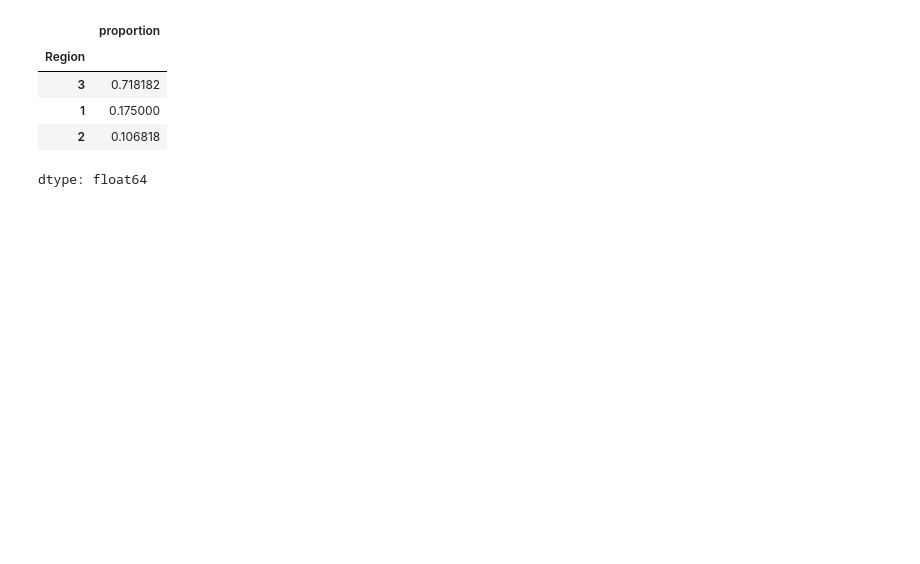
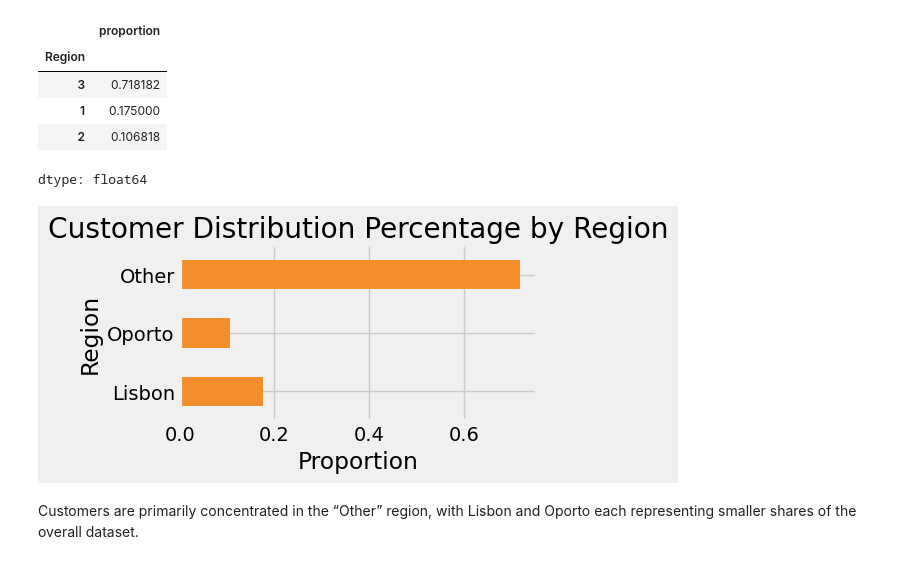
Before and after one commit to EsserMishelle/customer-spending-segmentation, a Jupyter notebook: 1_EDA.ipynb, the cells around one changed output. Drawn from its saved outputs; the diff is of its cells as text; code cells hidden in the pictures; blank space fills up the shorter version.

```diff
--- a/1_EDA.ipynb
+++ b/1_EDA.ipynb
@@ -188,3 +212,18 @@ df['Region'].value_counts(normalize=True)
 | 1 | 0.175000 |
 | 2 | 0.106818 |
 dtype: float64
+# %%
+plt.figure(figsize=(5, 3))
+df['Region'].value_counts(normalize=True).sort_index().plot(
+    kind='barh',
+    color="#F28E2B"
+)
+plt.title("Customer Distribution Percentage by Region")
+plt.xlabel("Proportion")
+plt.yticks([0, 1, 2], ['Lisbon', 'Oporto', 'Other'])
+plt.tight_layout()
+plt.show()
+# %% [output]
+[figure, added]
+# %% [markdown]
+Customers are primarily concentrated in the “Other” region, with Lisbon and Oporto each representing smaller shares of the overall dataset.
```
Also changed, not shown: parts of 8 cells of this notebook.
